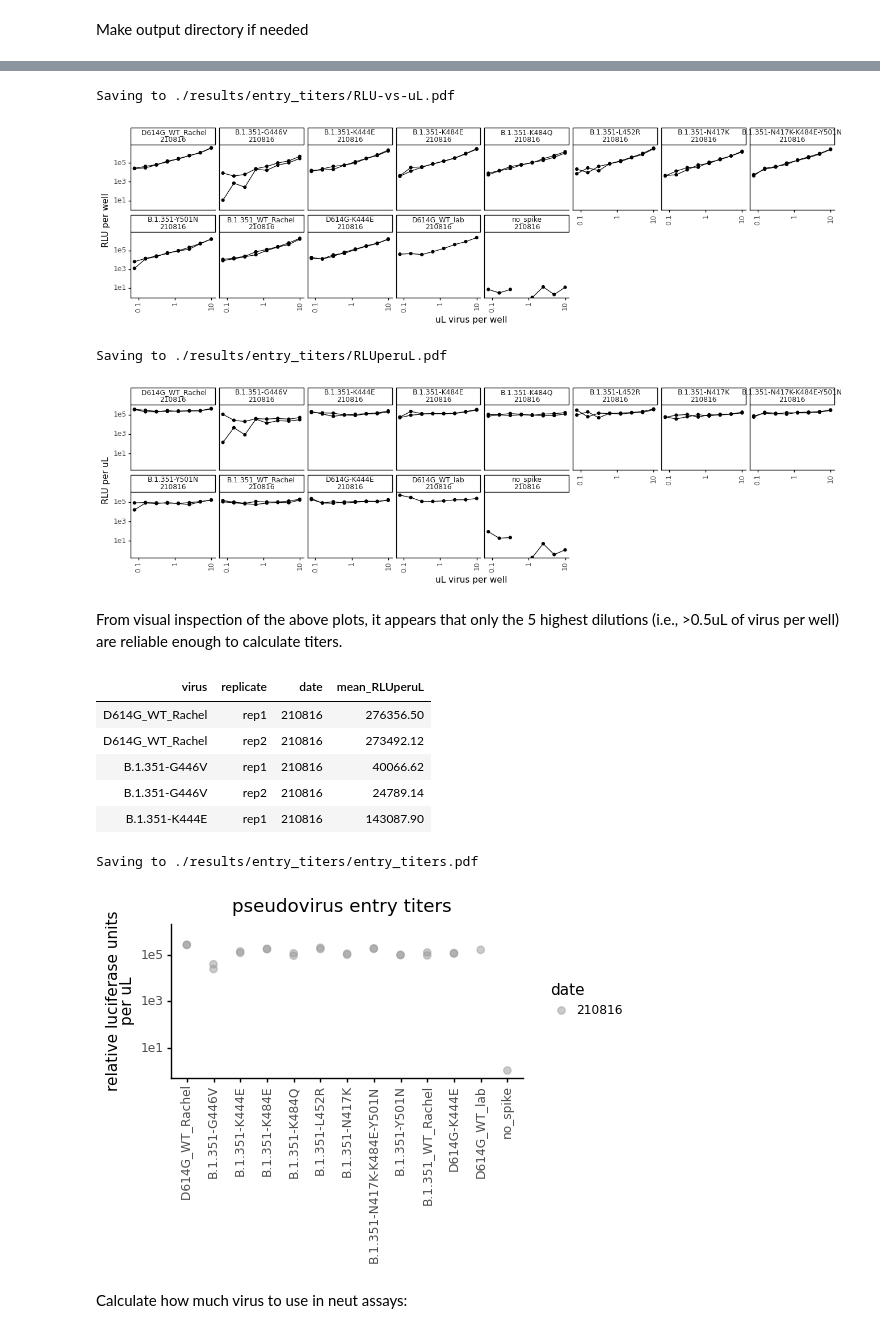
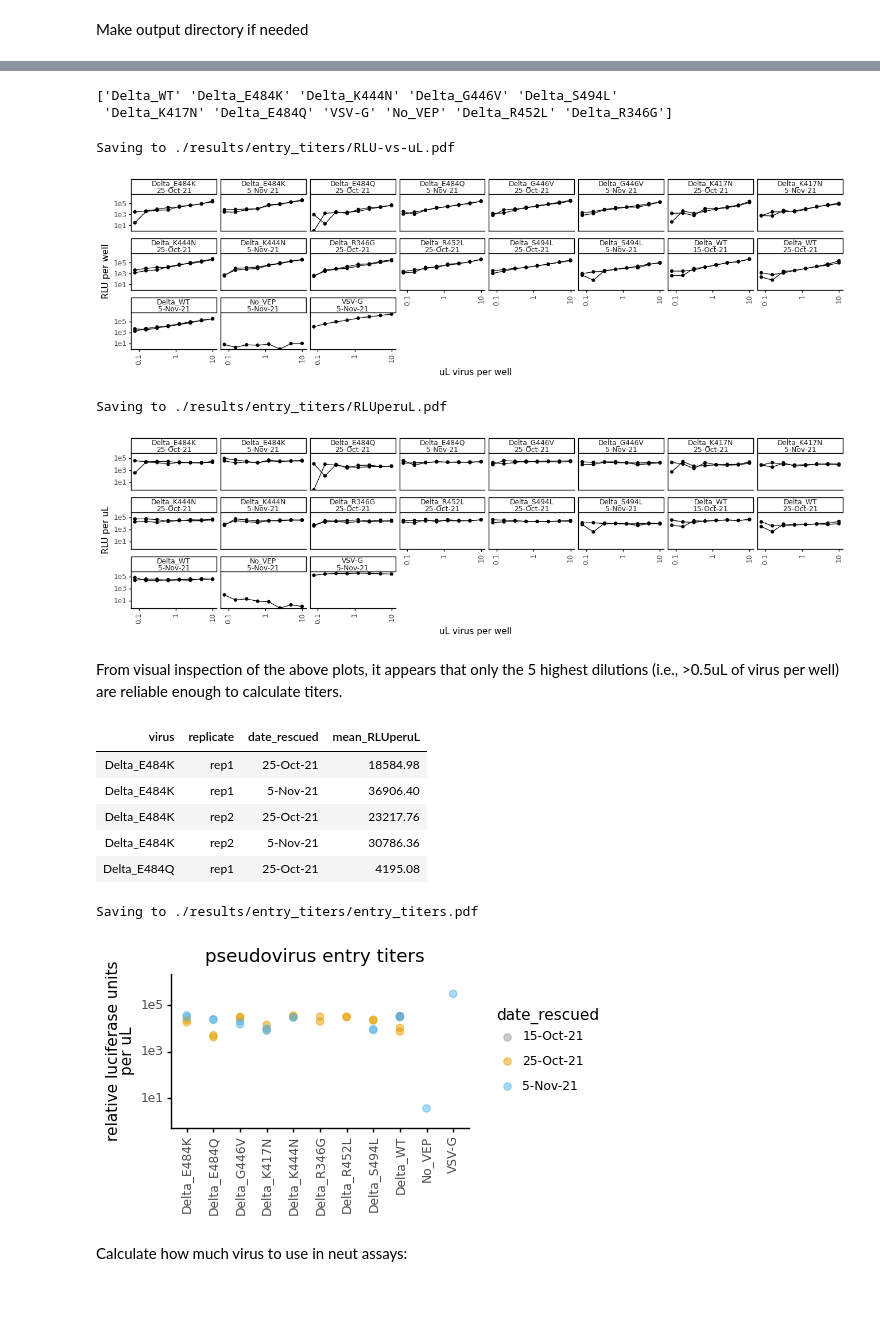
Before and after one commit to jbloomlab/SARS-CoV-2-RBD_Delta, a Jupyter notebook: experimental_data/calculate_entry_titer.ipynb, the cells around one changed output, grey strips where cells are left out. Saved outputs shown, nothing was run; the diff lists cells and outputs as text; code cells hidden in the pictures; blank space fills up the shorter version.

Commit message:
add 12Nov21 entry titers in ACE2-TMPRSS2 cells

```diff
--- a/experimental_data/calculate_entry_titer.ipynb
+++ b/experimental_data/calculate_entry_titer.ipynb
@@ -33,7 +33,8 @@ for f in os.listdir(titerdir):
 
 titers = (titers
           .assign(RLUperuL=lambda x: x['RLU_per_well'] / x['uL_virus'],
-                  date=lambda x: x['date'].astype(str)
+                  date=lambda x: x['date'].astype(str),
+                  date_rescued=lambda x: x['date_rescued'].astype(str)
                  )
          )
 
@@ -49,13 +50,18 @@ data/entry_titers/16Aug21_B.1.351_RLU.csv
+# %%
+print(titers['virus'].unique())
+# %% [output]
+['Delta_WT' 'Delta_E484K' 'Delta_K444N' 'Delta_G446V' 'Delta_S494L'
+ 'Delta_K417N' 'Delta_E484Q' 'VSV-G' 'No_VEP' 'Delta_R452L' 'Delta_R346G']
 # %%
 ncol=min(8, titers['virus'].nunique())
 nrow=math.ceil(titers['virus'].nunique() / ncol)
 
-p = (ggplot(titers.dropna()
+p = (ggplot(titers.drop(columns=['plasmid']).dropna()
             ) +
      aes('uL_virus', 'RLU_per_well', group='replicate') +
      geom_point(size=1.5) +
      geom_line() +
-     facet_wrap('~virus+date', ncol=ncol) +
+     facet_wrap('~virus+date_rescued', ncol=ncol) +
      scale_y_log10(name='RLU per well') +
      scale_x_log10(name='uL virus per well') +
      theme_classic() +
@@ -71,14 +77,14 @@ print(f"Saving to {plotfile}")
 p.save(plotfile, verbose=False)
 # %% [output]
 Saving to ./results/entry_titers/RLU-vs-uL.pdf
-[figure, old version]
+[figure, new version]
 # %%
-p = (ggplot(titers.dropna()
+p = (ggplot(titers.drop(columns=['plasmid']).dropna()
             ) +
      aes('uL_virus', 'RLUperuL', group='replicate') +
      geom_point(size=1.5) +
      geom_line() +
-     facet_wrap('~virus+date', ncol=ncol) +
+     facet_wrap('~virus+date_rescued', ncol=ncol) +
      scale_y_log10(name='RLU per uL') +
      scale_x_log10(name='uL virus per well') +
      theme_classic() +
@@ -94,50 +100,49 @@ print(f"Saving to {plotfile}")
 p.save(plotfile, verbose=False)
 # %% [output]
 Saving to ./results/entry_titers/RLUperuL.pdf
-[figure, old version]
+[figure, new version]
 # %% [markdown]
 From visual inspection of the above plots, it appears that only the 5 highest dilutions (i.e., >0.5uL of virus per well) are reliable enough to calculate titers.
 # %%
 average_titers = (titers
-                  .dropna() # missing values for some replicates
                   .query('uL_virus > 0.5') # drop lowest concentration of virus
-                  .groupby(['virus', 'replicate', 'date'])
+                  .groupby(['virus', 'replicate', 'date_rescued'])
                   .agg(mean_RLUperuL=pd.NamedAgg(column='RLUperuL', aggfunc=np.mean))
                   .reset_index()
                  )
 
 display(HTML(average_titers.head().to_html(index=False)))
 # %% [output]
-| virus | replicate | date | mean_RLUperuL |
-| D614G_WT_Rachel | rep1 | 210816 | 276356.50 |
-| D614G_WT_Rachel | rep2 | 210816 | 273492.12 |
-| B.1.351-G446V | rep1 | 210816 | 40066.62 |
-| B.1.351-G446V | rep2 | 210816 | 24789.14 |
-| B.1.351-K444E | rep1 | 210816 | 143087.90 |
+| virus | replicate | date_rescued | mean_RLUperuL |
+| Delta_E484K | rep1 | 25-Oct-21 | 18584.98 |
+| Delta_E484K | rep1 | 5-Nov-21 | 36906.40 |
+| Delta_E484K | rep2 | 25-Oct-21 | 23217.76 |
+| Delta_E484K | rep2 | 5-Nov-21 | 30786.36 |
+| Delta_E484Q | rep1 | 25-Oct-21 | 4195.08 |
 # %%
 p = (ggplot(average_titers,
-            aes(x='virus', y='mean_RLUperuL', color='date')
+            aes(x='virus', y='mean_RLUperuL', color='date_rescued')
            ) +
      geom_point(size=2.5, alpha=0.5)+
      theme_classic() +
      theme(axis_text_x=element_text(angle=90, vjust=1, hjust=0.5),
            figure_size=(average_titers['virus'].nunique()*0.35,2),
            axis_title_x=element_blank(),
           ) +
      scale_y_log10(limits=[1,1.1e6]) +
      ylab('relative luciferase units\nper uL')+
      labs(title='pseudovirus entry titers') +
      scale_color_manual(values=CBPALETTE)
     )
 
 _ = p.draw()
 
 plotfile = os.path.join(resultsdir, 'entry_titers.pdf')
 print(f"Saving to {plotfile}")
 p.save(plotfile, verbose=False)
 # %% [output]
 Saving to ./results/entry_titers/entry_titers.pdf
-[figure, old version]
+[figure, new version]
 # %% [markdown]
 Calculate how much virus to use in neut assays:
 # %%
```
Also changed, not shown: parts of 2 cells of this notebook, 16 other files.
